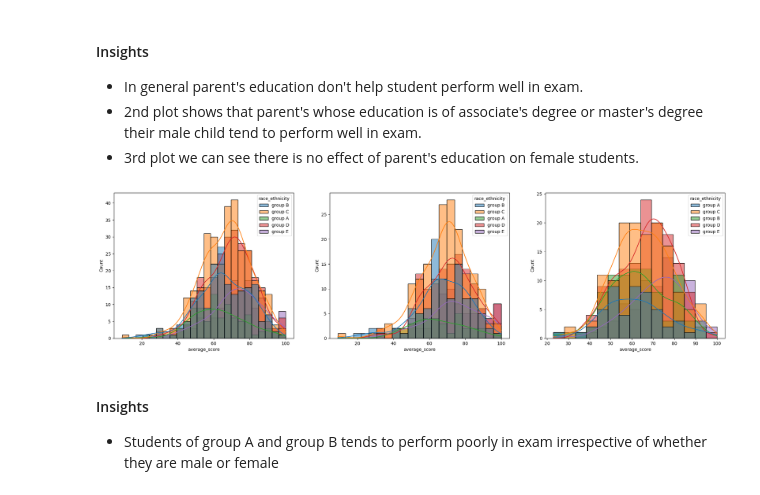
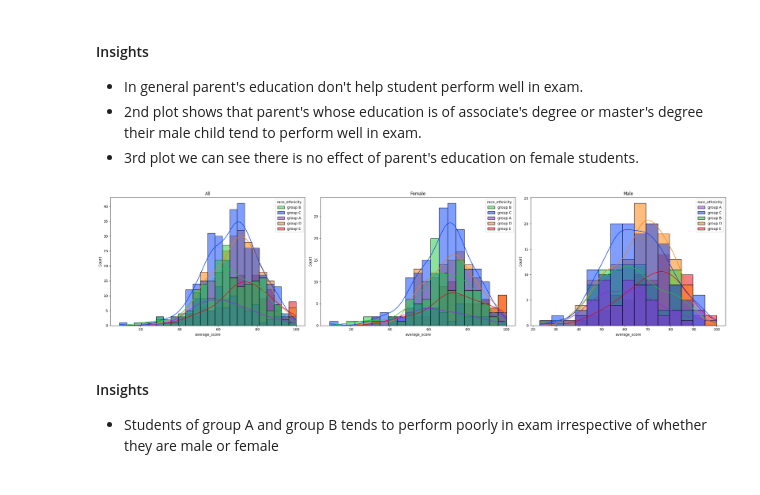
Before and after one commit to mukeshSankalamaddi/mlprojects, a Jupyter notebook: notebook/EDA STUDENT PERFORMANCE.ipynb, the cells around one changed output. Cells and saved outputs as stored; diff of their text form; code cells hidden in the pictures.

```diff
--- a/notebook/EDA STUDENT PERFORMANCE.ipynb
+++ b/notebook/EDA STUDENT PERFORMANCE.ipynb
@@ -284,16 +284,39 @@ plt.show()
     <li>3rd plot we can see there is no effect of parent's education on female students.</li>
 </ul>
 # %%
-plt.subplots(1,3,figsize=(25,6))
+# Get race_ethnicity groups in value_counts order (or sort alphabetically)
+race_groups = df['race_ethnicity'].value_counts().index.tolist()
+
+# Assign consistent colors
+colors = sns.color_palette('bright', n_colors=len(race_groups))
+color_map = dict(zip(race_groups, colors))
+
+# Map groups to colors using palette argument
+custom_palette = color_map
+
+# Plotting
+plt.subplots(1, 3, figsize=(25, 6))
+
+# --- All ---
 plt.subplot(131)
-ax=sns.histplot(data=df,x='average_score',kde=True,hue='race_ethnicity')
+sns.histplot(data=df, x='average_score', kde=True, hue='race_ethnicity', palette=custom_palette)
+plt.title("All")
+
+# --- Female ---
 plt.subplot(132)
-ax=sns.histplot(data=df[df.gender=='female'],x='average_score',kde=True,hue='race_ethnicity')
+sns.histplot(
+    data=df[df.gender == 'female'], x='average_score', kde=True, hue='race_ethnicity', palette=custom_palette)
+plt.title("Female")
+
+# --- Male ---
 plt.subplot(133)
-ax=sns.histplot(data=df[df.gender=='male'],x='average_score',kde=True,hue='race_ethnicity')
+sns.histplot(data=df[df.gender == 'male'], x='average_score', kde=True, hue='race_ethnicity', palette=custom_palette)
+plt.title("Male")
+
+plt.tight_layout()
 plt.show()
 # %% [output]
-[figure, old version]
+[figure, new version]
 # %% [markdown]
 #### Insights
 <ul>
```
Also changed, not shown: parts of 36 cells of this notebook.
